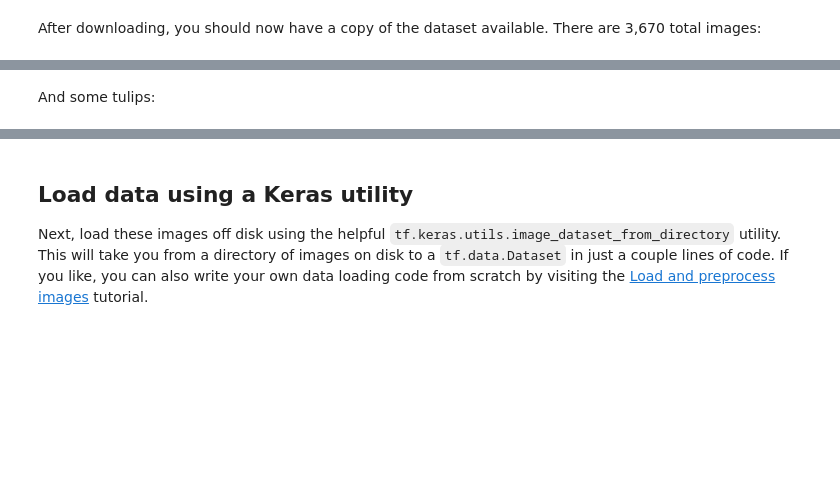
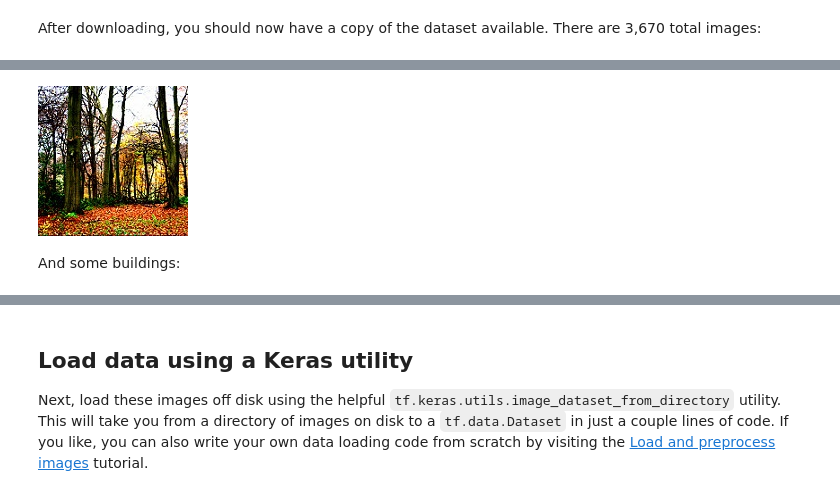
Before and after one commit to MaheeGamage/TIES4911-DL-for-dev, a Jupyter notebook: Demo/demo-3/classification.ipynb, the cells around one changed output, grey strips where cells are left out. Drawn from its saved outputs; the diff is of its cells as text; code cells hidden in the pictures; blank space fills up the shorter version.

```diff
--- a/Demo/demo-3/classification.ipynb
+++ b/Demo/demo-3/classification.ipynb
@@ -107,5 +155,7 @@ PIL.Image.open(str(roses[0]))
 # %%
-PIL.Image.open(str(roses[1]))
+PIL.Image.open(str(forests[1]))
+# %% [output]
+[figure, added]
 # %% [markdown]
-And some tulips:
+And some buildings:
 # %%
```
Also changed, not shown: parts of 34 cells of this notebook.
